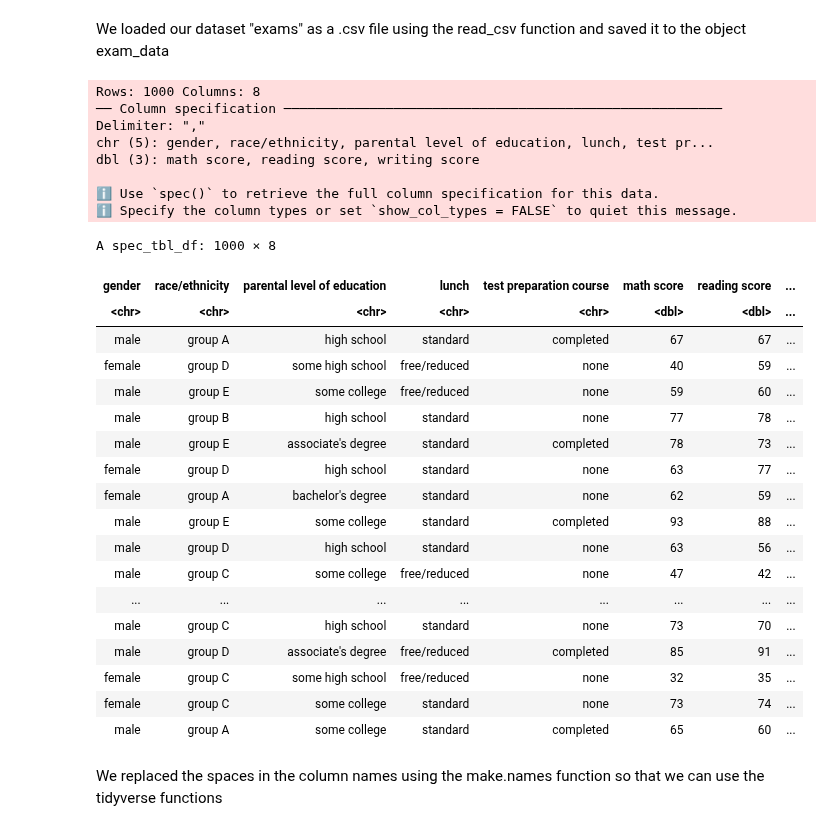
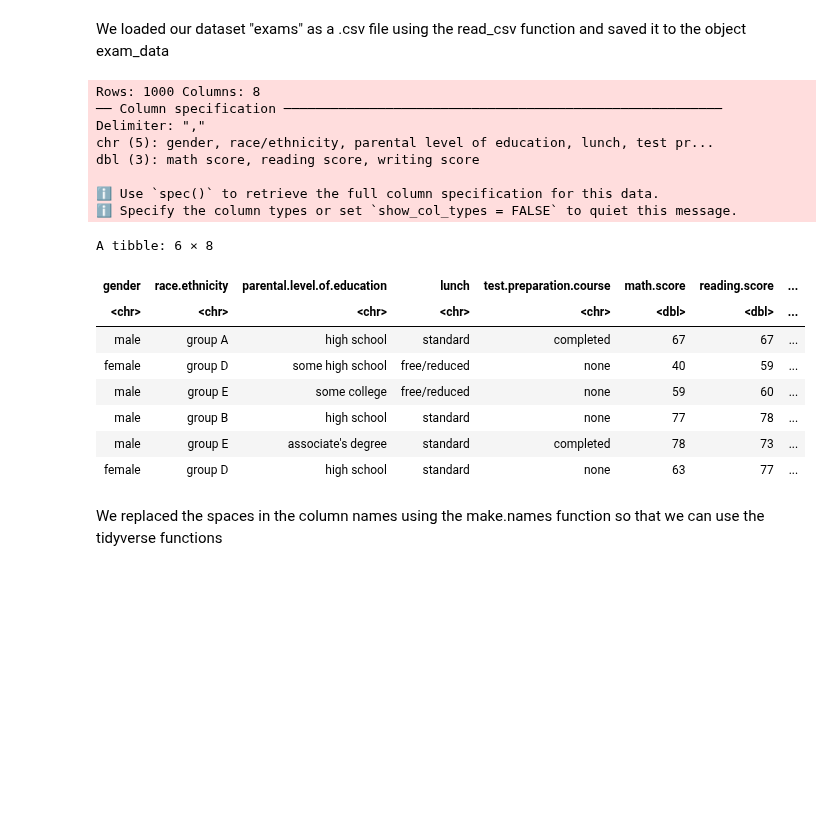
Before and after one commit to mayas02/dsci-100-2022w1-group-89, a Jupyter notebook: dataset.ipynb, the cells around one changed output. Saved outputs shown, nothing was run; the diff lists cells and outputs as text; code cells hidden in the pictures; blank space fills up the shorter version.

```diff
--- a/dataset.ipynb
+++ b/dataset.ipynb
@@ -38,19 +38,23 @@ library(tidymodels)
 # %% [markdown]
 We loaded our dataset "exams" as a .csv file using the read_csv function and saved it to the object exam_data
 # %%
+#Read data
 exam_data <- read_csv("exams.csv")
-exam_data
+head(exam_data)
+#Change the col name
+colnames(exam_data) <- make.names(colnames(exam_data))
+head(exam_data)
 # %% [output]
 Rows: 1000 Columns: 8
 ── Column specification ────────────────────────────────────────────────────────
 Delimiter: ","
 chr (5): gender, race/ethnicity, parental level of education, lunch, test pr...
 dbl (3): math score, reading score, writing score
 
 ℹ Use `spec()` to retrieve the full column specification for this data.
 ℹ Specify the column types or set `show_col_types = FALSE` to quiet this message.
-A spec_tbl_df: 1000 × 8
+A tibble: 6 × 8
-| gender | race/ethnicity | parental level of education | lunch | test preparation course | math score | reading score | ... |
+| gender | race.ethnicity | parental.level.of.education | lunch | test.preparation.course | math.score | reading.score | ... |
 | <chr> | <chr> | <chr> | <chr> | <chr> | <dbl> | <dbl> | ... |
 | male | group A | high school | standard | completed | 67 | 67 | ... |
 | female | group D | some high school | free/reduced | none | 40 | 59 | ... |
@@ -58,15 +62,5 @@ A spec_tbl_df: 1000 × 8
 | male | group B | high school | standard | none | 77 | 78 | ... |
 | male | group E | associate's degree | standard | completed | 78 | 73 | ... |
 | female | group D | high school | standard | none | 63 | 77 | ... |
-| female | group A | bachelor's degree | standard | none | 62 | 59 | ... |
-| male | group E | some college | standard | completed | 93 | 88 | ... |
-| male | group D | high school | standard | none | 63 | 56 | ... |
-| male | group C | some college | free/reduced | none | 47 | 42 | ... |
-| ... | ... | ... | ... | ... | ... | ... | ... |
-| male | group C | high school | standard | none | 73 | 70 | ... |
-| male | group D | associate's degree | free/reduced | completed | 85 | 91 | ... |
-| female | group C | some high school | free/reduced | none | 32 | 35 | ... |
-| female | group C | some college | standard | none | 73 | 74 | ... |
-| male | group A | some college | standard | completed | 65 | 60 | ... |
 # %% [markdown]
 We replaced the spaces in the column names using the make.names function so that we can use the tidyverse functions
```
Also changed, not shown: parts of 5 cells of this notebook.
